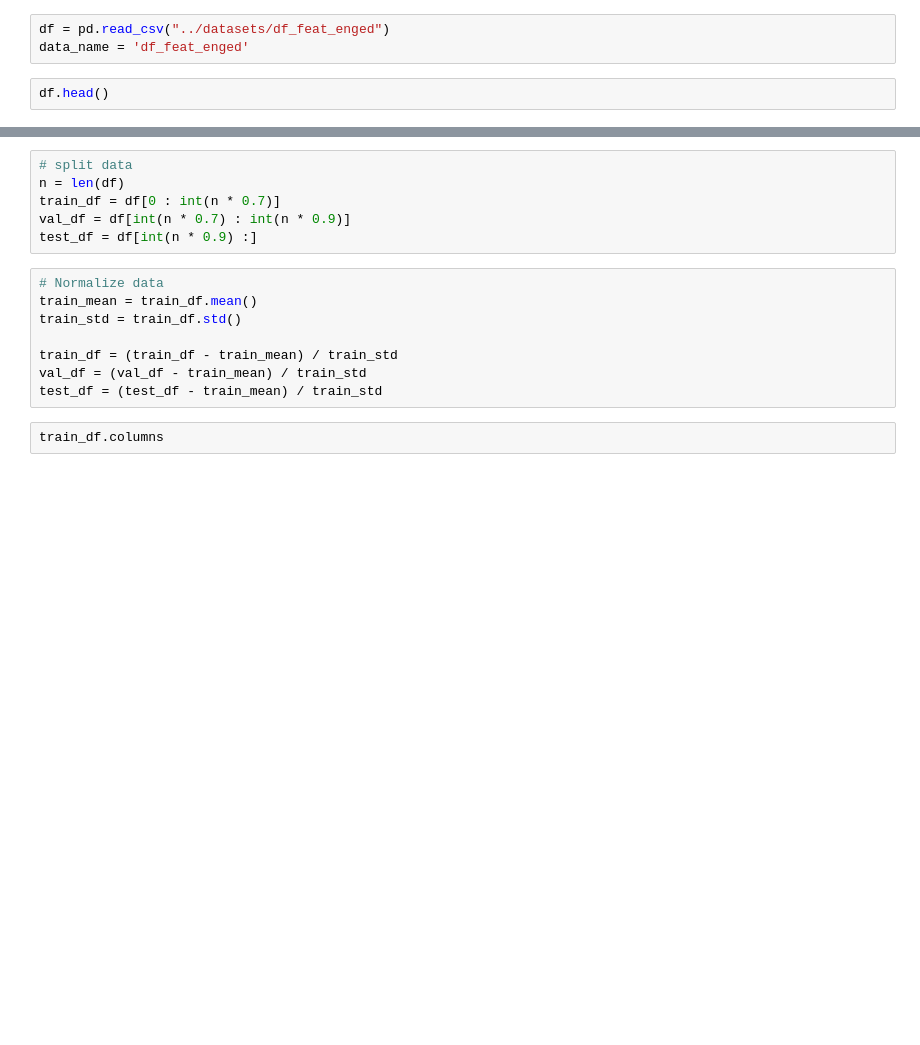
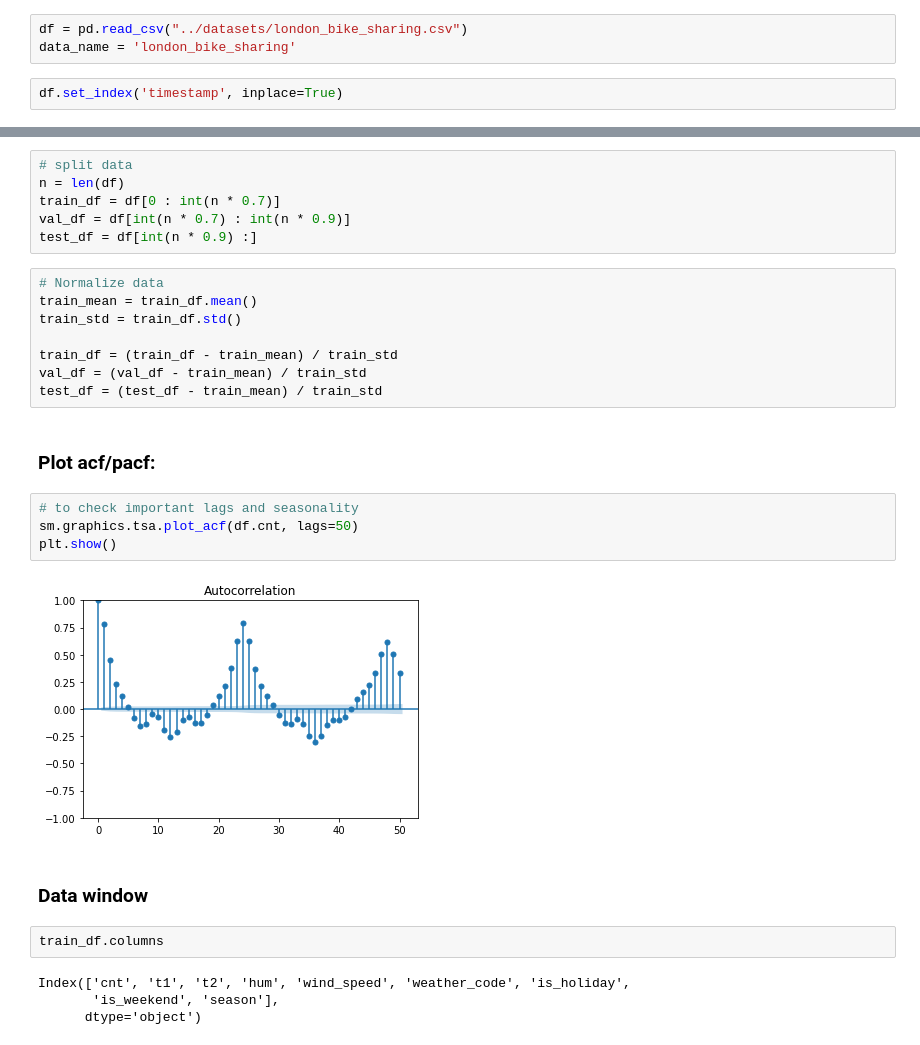
Before and after one commit to oekosheri/Flexible-time-series-forecasting, a Jupyter notebook: notebooks/forecast_future.ipynb, the cells around one changed output, grey strips where cells are left out. Cells and saved outputs as stored; diff of their text form; blank space fills up the shorter version.

```diff
--- a/notebooks/forecast_future.ipynb
+++ b/notebooks/forecast_future.ipynb
@@ -18,7 +19,7 @@ import models.models_nn as nn
 import models.models_classic_ml as cm
 from data.create_datasets import WindowGenerator
 # %%
-df = pd.read_csv("../datasets/df_feat_enged")
-data_name = 'df_feat_enged'
+df = pd.read_csv("../datasets/london_bike_sharing.csv")
+data_name = 'london_bike_sharing'
 # %%
-df.head()
+df.set_index('timestamp', inplace=True)
@@ -43,5 +47,19 @@ train_std = train_df.std()
 train_df = (train_df - train_mean) / train_std
 val_df = (val_df - train_mean) / train_std
 test_df = (test_df - train_mean) / train_std
+# %% [markdown]
+### Plot acf/pacf:
+# %%
+# to check important lags and seasonality
+sm.graphics.tsa.plot_acf(df.cnt, lags=50)
+plt.show()
+# %% [output]
+[figure, added]
+# %% [markdown]
+### Data window
 # %%
 train_df.columns
+# %% [output]
+Index(['cnt', 't1', 't2', 'hum', 'wind_speed', 'weather_code', 'is_holiday',
+       'is_weekend', 'season'],
+      dtype='object')
```
Also changed, not shown: parts of 21 cells of this notebook, 4 other files.
